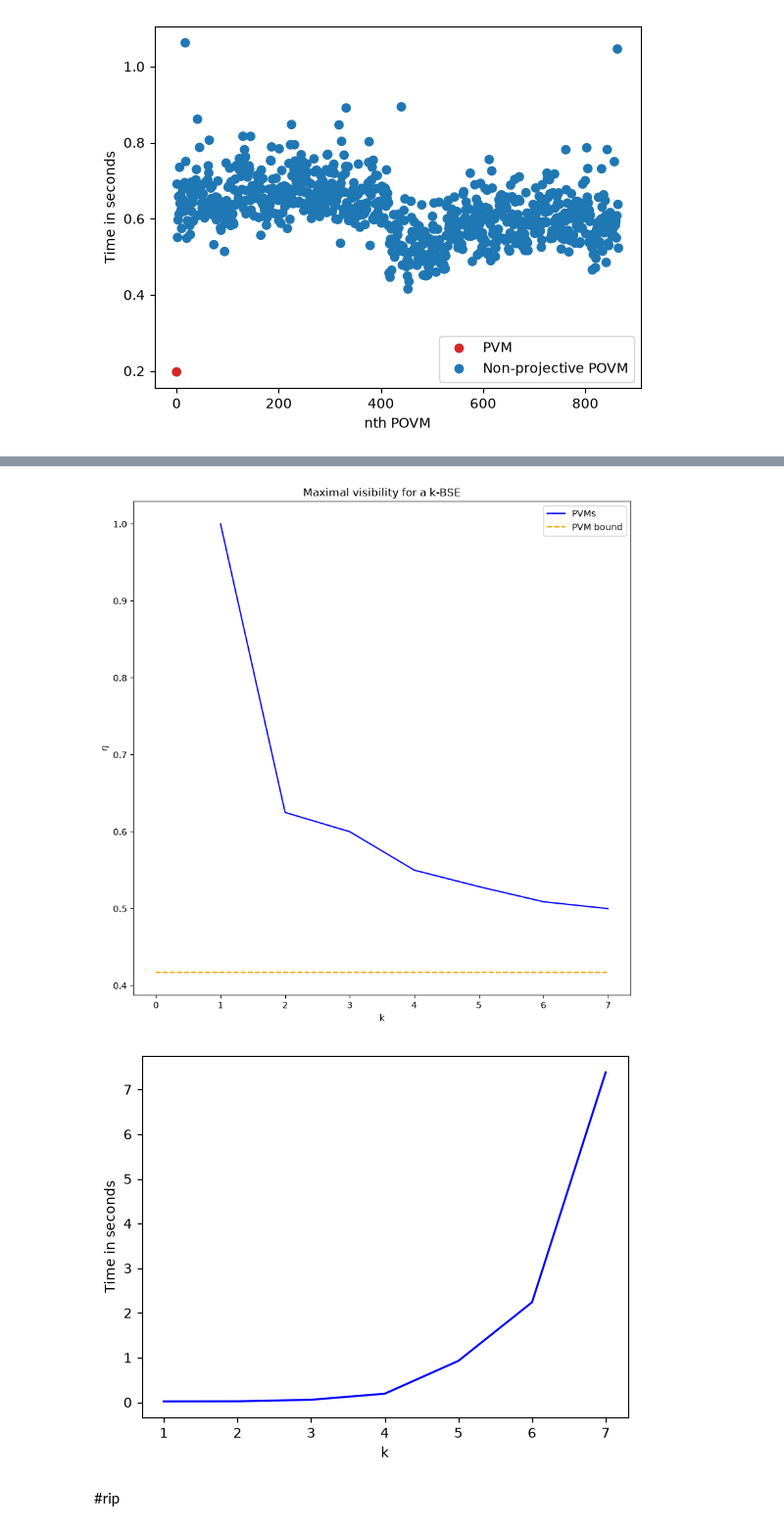
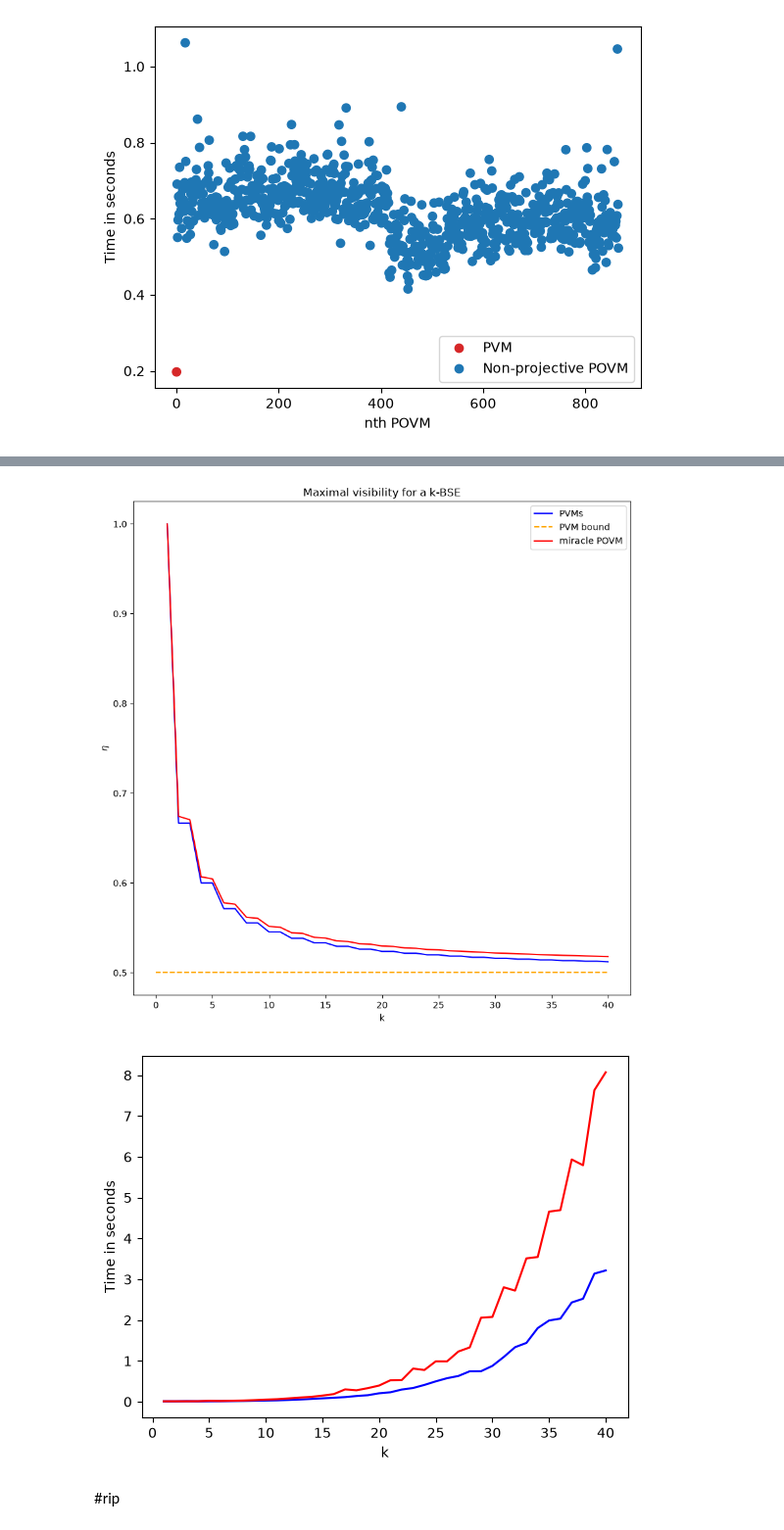
Before and after one commit to JSchuemann-physics/Bose-symmetric-extensions-of-multimeters, a Jupyter notebook: Bose-symmetric extensions.ipynb, the cells around one changed output, grey strips where cells are left out. Shown at 98% size. Cells and saved outputs as stored; diff of their text form; code cells hidden in the pictures.

Commit message:
generated qubit data

```diff
--- a/Bose-symmetric extensions.ipynb
+++ b/Bose-symmetric extensions.ipynb
@@ -17,8 +17,8 @@ import datetime
 import time
 # %%
 import os
-NOTEBOOK_PATH =  os.getcwd()
-
+NOTEBOOK_PATH =  os.getcwd().replace("\\", "/") #replace backslashes on windows
+print(NOTEBOOK_PATH)
 #<<<<<<<<<<WolframKernel Path<<<<<<<<<<<<<<<
-WOLFRAMKERNEL_PATH = "/usr/bin/WolframKernel"
+WOLFRAMKERNEL_PATH = r"C:\Program Files\Wolfram Research\Wolfram Engine\15.0\WolframKernel.exe"
 #<<<<<<<<<<<<<<<<<<<<<<<<<<<<<<<<<<<<<<<<<<<
@@ -926,0 +984,4 @@ for i, k in enumerate(k_array):
+# %%
+d = 2
+k_max = 40
+k_array = np.arange(1, k_max+1)
@@ -941,3 +1015,11 @@ t_array = np.load(path + f"t_array_(d={d}, kmax={k_max})" + ".npy")
+# %%
+#load miracle POVM
+date = "09-28_11-59-00" + "_"
+path = NOTEBOOK_PATH + "/data/highdim_PVMs/"
+
+eta_array_miracle = np.load(path + date + f"eta_array_miracle_(d={d}, kmax={k_max})" + ".npy")
+t_array_miracle = np.load(path + date + f"t_array_miracle_(d={d}, kmax={k_max})" + ".npy")
+miracle_POVM = np.load(path + date + f"miracle_POVM_(d={d}, kmax={k_max})" + ".npy")
 # %%
 #plot
 fig, ax = plt.subplots(figsize= (10, 10))
@@ -953,6 +1035,12 @@ PVM_bound = (H-1) / (d-1)
 
 ax.hlines(PVM_bound, 0, k_max, linestyles = "--", label = "PVM bound", color = "orange")
 
+
+#plot miracle POVM
+ax.plot(k_array, eta_array_miracle, label = "miracle POVM", color = "r")
+
+
+
 #plot settings
 ax.set_xlabel("k")
 ax.set_ylabel(r"$\eta$")
@@ -962,15 +1050,16 @@ ax.legend()
 
 plt.show()
 # %% [output]
-[figure, old version]
+[figure, new version]
 # %%
 #time complexity
 fig, ax = plt.subplots()
 ax.plot(k_array, t_array, color = "b")
+ax.plot(k_array, t_array_miracle, color = "r")
 ax.set_xlabel("k")
 ax.set_ylabel("Time in seconds")
 plt.show()
 # %% [output]
-[figure, old version]
+[figure, new version]
 # %% [markdown]
 #rip
```
Also changed, not shown: parts of 22 cells of this notebook, 31 other files.
